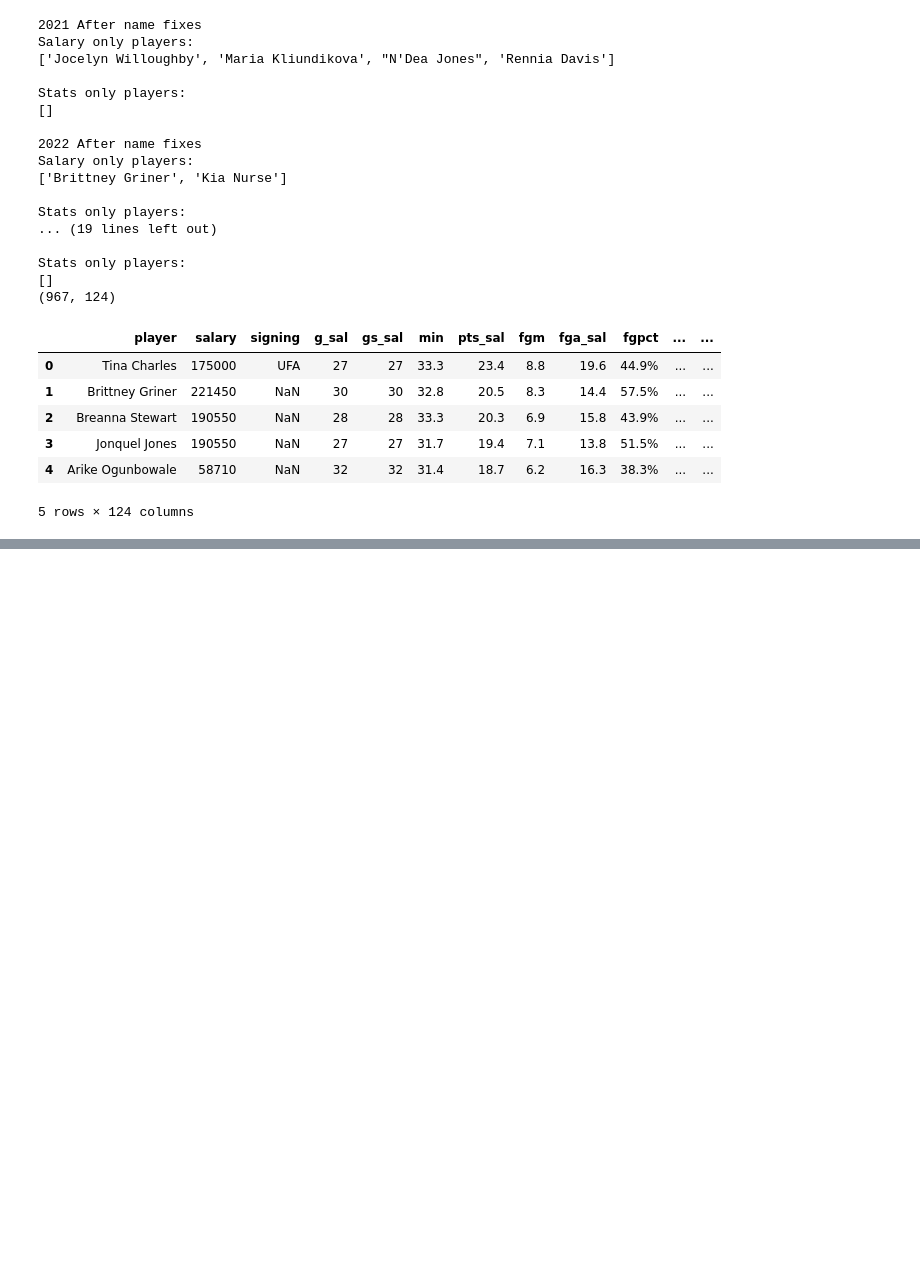
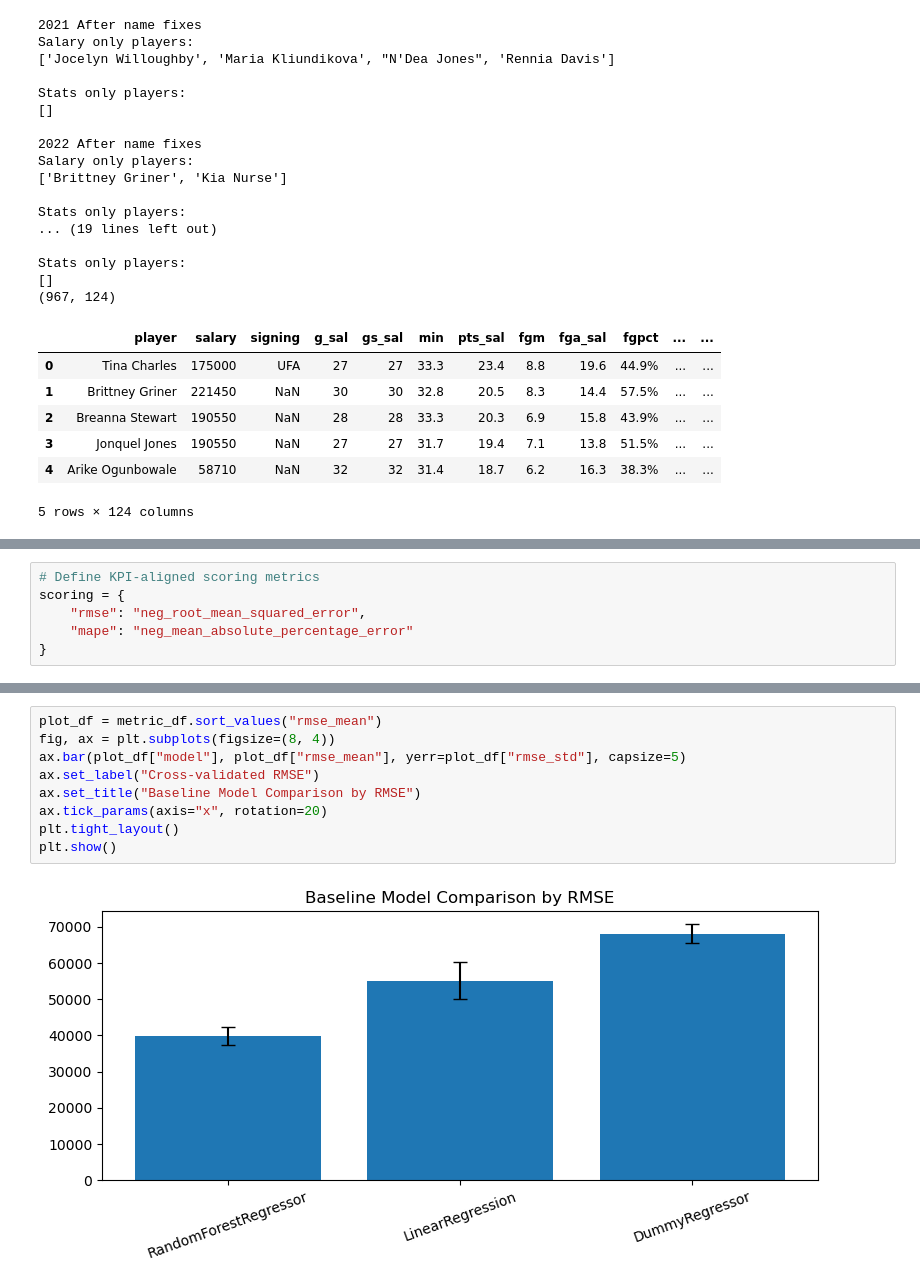
Before and after one commit to Erdos-Projects/summer26-wnba-player-valuation, a Jupyter notebook: notebooks/Metric_evaluation.ipynb, the cells around one changed output, grey strips where cells are left out. Drawn from its saved outputs; the diff is of its cells as text; blank space fills up the shorter version.

```diff
--- a/notebooks/Metric_evaluation.ipynb
+++ b/notebooks/Metric_evaluation.ipynb
@@ -317,0 +378,6 @@ CPWS is included as the business ROI KPI. Unlike RMSE and MAPE, CPWS is not a di
+# %%
+# Define KPI-aligned scoring metrics
+scoring = {
+    "rmse": "neg_root_mean_squared_error",
+    "mape": "neg_mean_absolute_percentage_error"
+}
@@ -317,0 +492,11 @@ CPWS is included as the business ROI KPI. Unlike RMSE and MAPE, CPWS is not a di
+# %%
+plot_df = metric_df.sort_values("rmse_mean")
+fig, ax = plt.subplots(figsize=(8, 4))
+ax.bar(plot_df["model"], plot_df["rmse_mean"], yerr=plot_df["rmse_std"], capsize=5)
+ax.set_label("Cross-validated RMSE")
+ax.set_title("Baseline Model Comparison by RMSE")
+ax.tick_params(axis="x", rotation=20)
+plt.tight_layout()
+plt.show()
+# %% [output]
+[figure, added]
```
Also changed, not shown: parts of 15 cells of this notebook.
